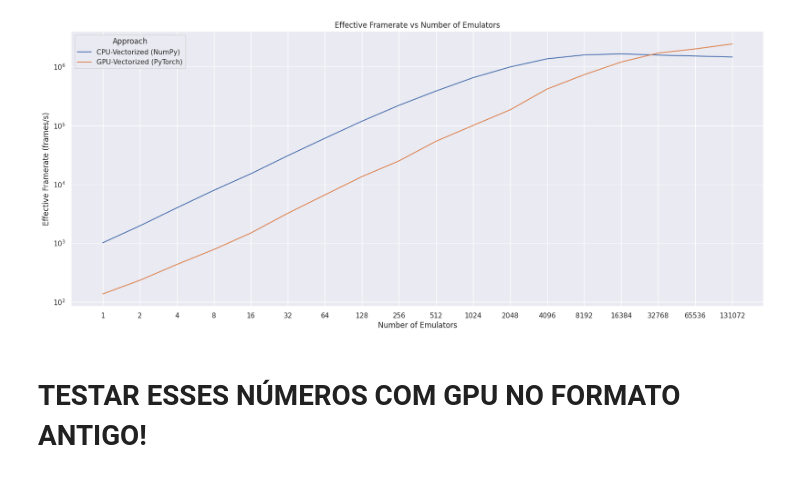
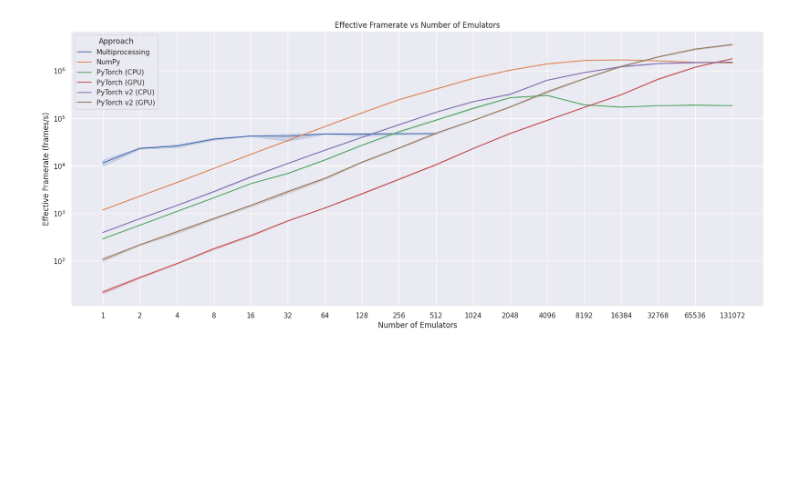
Before and after one commit to victorsevero/vec-chip8, a Jupyter notebook: performance.ipynb, the cells around one changed output. Saved outputs shown, nothing was run; the diff lists cells and outputs as text; code cells hidden in the pictures; blank space fills up the shorter version.

Commit message:
update performance study and add old pytorch implementation to comparison

```diff
--- a/performance.ipynb
+++ b/performance.ipynb
@@ -71,22 +106,25 @@ df
 # %%
-df["approach"] = df["module"].apply(
-    lambda x: "CPU-Vectorized (NumPy)"
-    if x == "vec"
-    else "GPU-Vectorized (PyTorch)"
+df["approach"] = df["module"].replace(
+    {
+        "mp": "Multiprocessing",
+        "vec": "NumPy",
+        "pytorch_cpu": "PyTorch (CPU)",
+        "pytorch_gpu": "PyTorch (GPU)",
+        "pytorch2_cpu": "PyTorch v2 (CPU)",
+        "pytorch2_gpu": "PyTorch v2 (GPU)",
+    }
 )
 
 ax = sns.lineplot(data=df, x="n_emulators", y="effective_fps", hue="approach")
 ax.set_yscale("log")
 ax.set_xscale("log")
-ax.set_xticks(n_values)
-ax.set_xticklabels(n_values)
+ax.set_xticks(n_values["vec"])
+ax.set_xticklabels(n_values["vec"])
 ax.legend(title="Approach", loc="upper left")
 
 plt.xlabel("Number of Emulators")
 plt.ylabel("Effective Framerate (frames/s)")
 plt.title("Effective Framerate vs Number of Emulators")
 plt.show()
 # %% [output]
-[figure, old version]
+[figure, new version]
-# %% [markdown]
-# TESTAR ESSES NÚMEROS COM GPU NO FORMATO ANTIGO!
```
Also changed, not shown: parts of 2 cells of this notebook, 3 other files.
